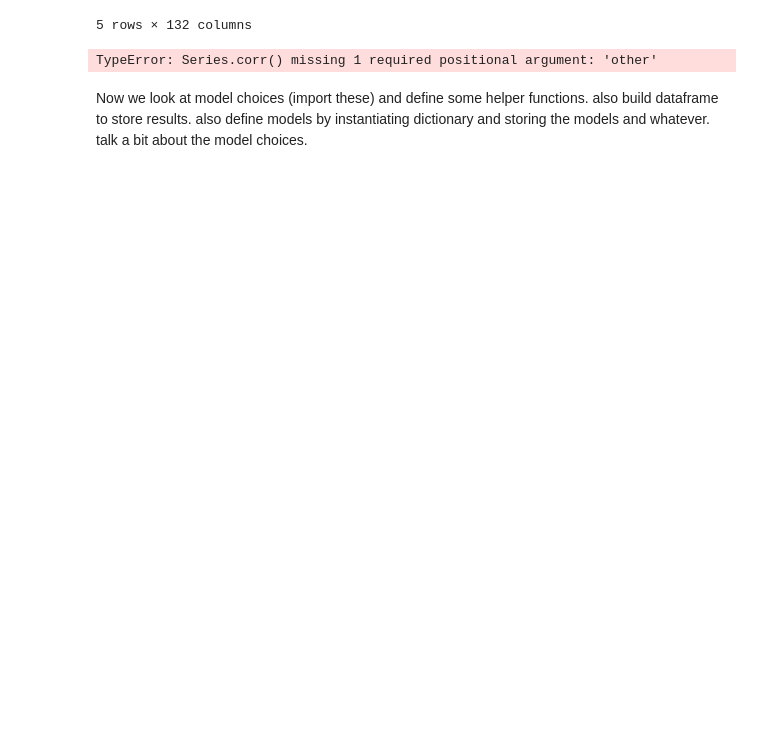
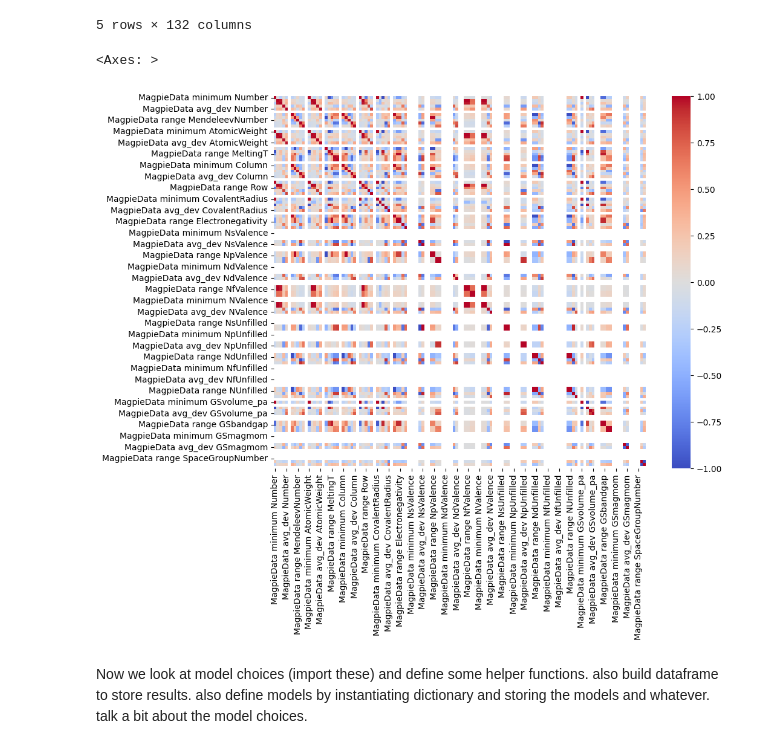
Before and after one commit to whyyyyyft/ML-materials, a Jupyter notebook: ML_Research.ipynb, the cells around one changed output. Saved outputs shown, nothing was run; the diff lists cells and outputs as text; code cells hidden in the pictures; blank space fills up the shorter version.

```diff
--- a/ML_Research.ipynb
+++ b/ML_Research.ipynb
@@ -242,7 +243,7 @@ Time for some splits!
 # %%
 from sklearn.model_selection import train_test_split
 # %%
-y = df2['yield strength']
+y = np.array(df2['yield strength'])
 X = df2['formula']
 
 # unique?
@@ -319,7 +324,8 @@ X_test = normalize(X_test)
 # %%
-corr = X.corr()
+corr = X_train_unscaled.corr()
 
 plt.figure(figsize=(10,8))
 sns.heatmap(corr, cmap="coolwarm")
 # %% [output]
-TypeError: Series.corr() missing 1 required positional argument: 'other'
+<Axes: >
+[figure, added]
```
Also changed, not shown: parts of 29 cells of this notebook.
